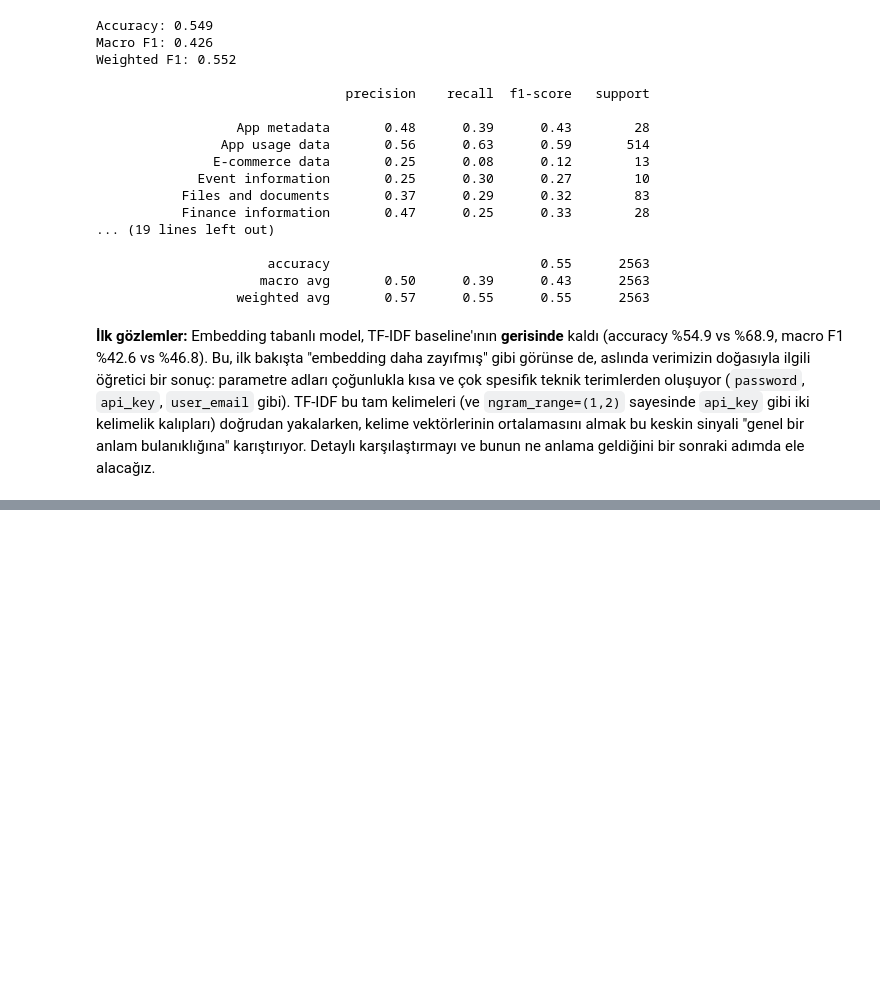
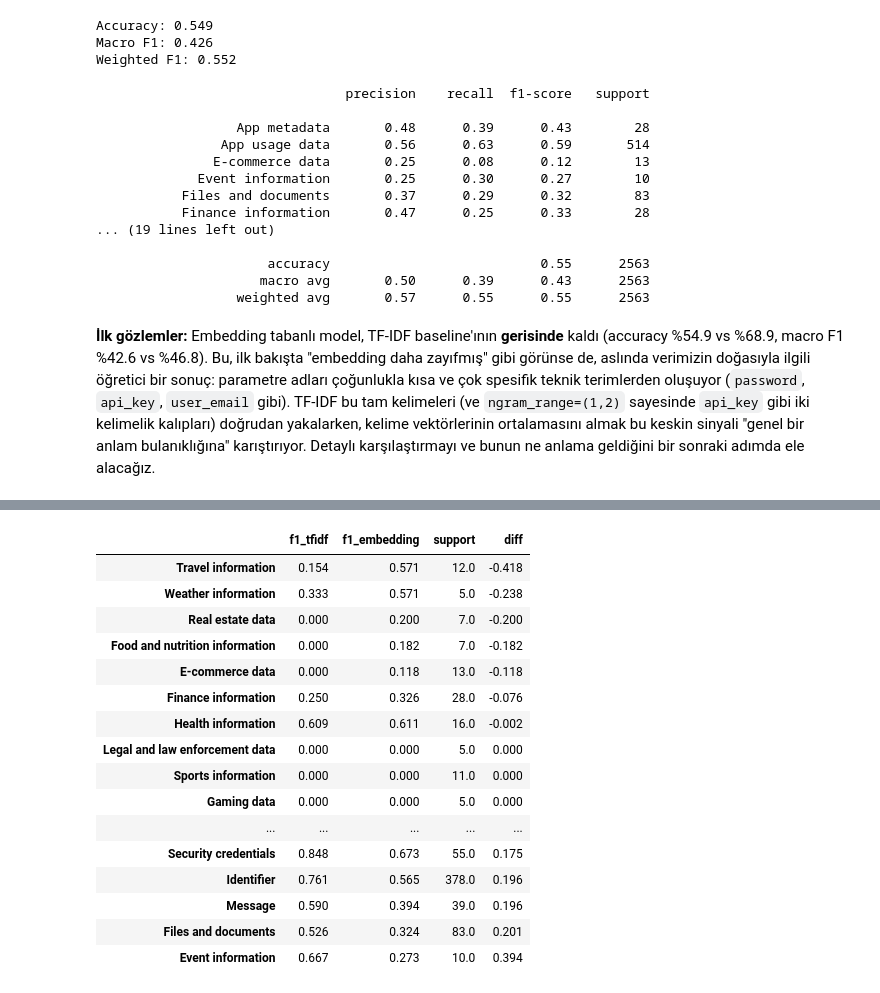
Before and after one commit to elifdikmn/DataPrivacy, a Jupyter notebook: notebooks/bolum2_modelleme.ipynb, the cells around one changed output, grey strips where cells are left out. Saved outputs shown, nothing was run; the diff lists cells and outputs as text; code cells hidden in the pictures; blank space fills up the shorter version.

```diff
--- a/notebooks/bolum2_modelleme.ipynb
+++ b/notebooks/bolum2_modelleme.ipynb
@@ -214,0 +267,32 @@ Weighted F1: 0.552
+# %%
+report_baseline = classification_report(y_test, y_pred_baseline, output_dict=True, zero_division=0)
+report_embedding = classification_report(y_test, y_pred_embedding, output_dict=True, zero_division=0)
+
+classes = [c for c in report_baseline.keys() if c not in ('accuracy', 'macro avg', 'weighted avg')]
+
+per_class = pd.DataFrame({
+    'f1_tfidf': {c: report_baseline[c]['f1-score'] for c in classes},
+    'f1_embedding': {c: report_embedding[c]['f1-score'] for c in classes},
+    'support': {c: report_baseline[c]['support'] for c in classes},
+})
+per_class['diff'] = per_class['f1_tfidf'] - per_class['f1_embedding']
+per_class = per_class.sort_values('diff')
+per_class.round(3)
+# %% [output]
+|  | f1_tfidf | f1_embedding | support | diff |
+| Travel information | 0.154 | 0.571 | 12.0 | -0.418 |
+| Weather information | 0.333 | 0.571 | 5.0 | -0.238 |
+| Real estate data | 0.000 | 0.200 | 7.0 | -0.200 |
+| Food and nutrition information | 0.000 | 0.182 | 7.0 | -0.182 |
+| E-commerce data | 0.000 | 0.118 | 13.0 | -0.118 |
+| Finance information | 0.250 | 0.326 | 28.0 | -0.076 |
+| Health information | 0.609 | 0.611 | 16.0 | -0.002 |
+| Legal and law enforcement data | 0.000 | 0.000 | 5.0 | 0.000 |
+| Sports information | 0.000 | 0.000 | 11.0 | 0.000 |
+| Gaming data | 0.000 | 0.000 | 5.0 | 0.000 |
+| ... | ... | ... | ... | ... |
+| Security credentials | 0.848 | 0.673 | 55.0 | 0.175 |
+| Identifier | 0.761 | 0.565 | 378.0 | 0.196 |
+| Message | 0.590 | 0.394 | 39.0 | 0.196 |
+| Files and documents | 0.526 | 0.324 | 83.0 | 0.201 |
+| Event information | 0.667 | 0.273 | 10.0 | 0.394 |
```
Also changed, not shown: parts of 6 cells of this notebook.
